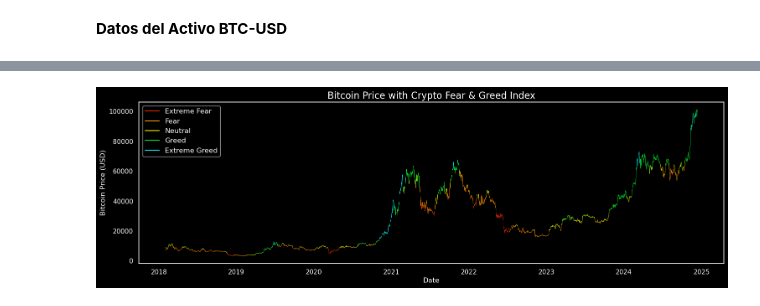
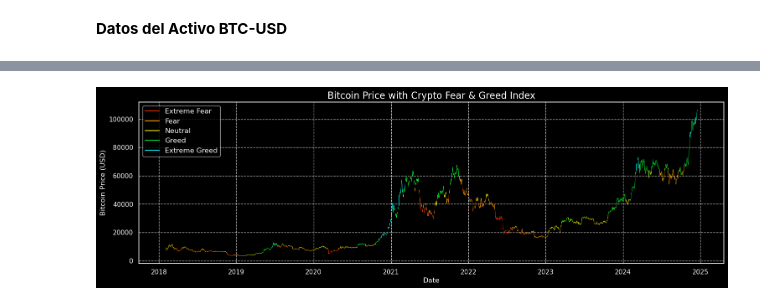
Before and after one commit to antonio-xrp/Data-Analysis-Portfolio, a Jupyter notebook: notebooks/0.4_fear_&_greed_btc/0.1_fear_&_greed_btc.ipynb, the cells around one changed output, grey strips where cells are left out. Saved outputs shown, nothing was run; the diff lists cells and outputs as text; code cells hidden in the pictures.

```diff
--- a/notebooks/0.4_fear_&_greed_btc/0.1_fear_&_greed_btc.ipynb
+++ b/notebooks/0.4_fear_&_greed_btc/0.1_fear_&_greed_btc.ipynb
@@ -88,25 +88,29 @@ len(df)
 # %%
 # Plot
 for i in range(len(df) - 1):
     plt.plot(df.index[i:i + 2], # Toma dos indices para poder graficar y pintar
              df['Close'][i:i + 2],
              color=df['color'].iloc[i],
              linewidth=0.5)
 
 plt.title('Bitcoin Price with Crypto Fear & Greed Index', fontsize=16)
 plt.xlabel('Date', fontsize=12)
 plt.ylabel('Bitcoin Price (USD)', fontsize=12)
 # Agregar líneas "falsas" para la leyenda
 plt.plot([], [], color='#fa2c00', label='Extreme Fear')    # Línea invisible
 plt.plot([], [], color='#FF9900', label='Fear')         # Línea invisible
 plt.plot([], [], color='#FFFF00', label='Neutral')      # Línea invisible
 plt.plot([], [], color='#00FF33', label='Greed')         # Línea invisible
 plt.plot([], [], color='#00FFFF', label='Extreme Greed')  # Línea invisible
 
 plt.legend(loc='upper left', fontsize=12)
+
+plt.grid(visible=True, which='major', linestyle='--', alpha=0.7)
+plt.savefig('Fear_&_greed_BTC.png', dpi=300, bbox_inches='tight', facecolor='black')
+
 plt.show()
 # %% [output]
-[figure, old version]
+[figure, new version]
 # %%
 # def map_color(value):
 #     if value <= 20:
```
Also changed, not shown: parts of 4 cells of this notebook, 4 other files.
